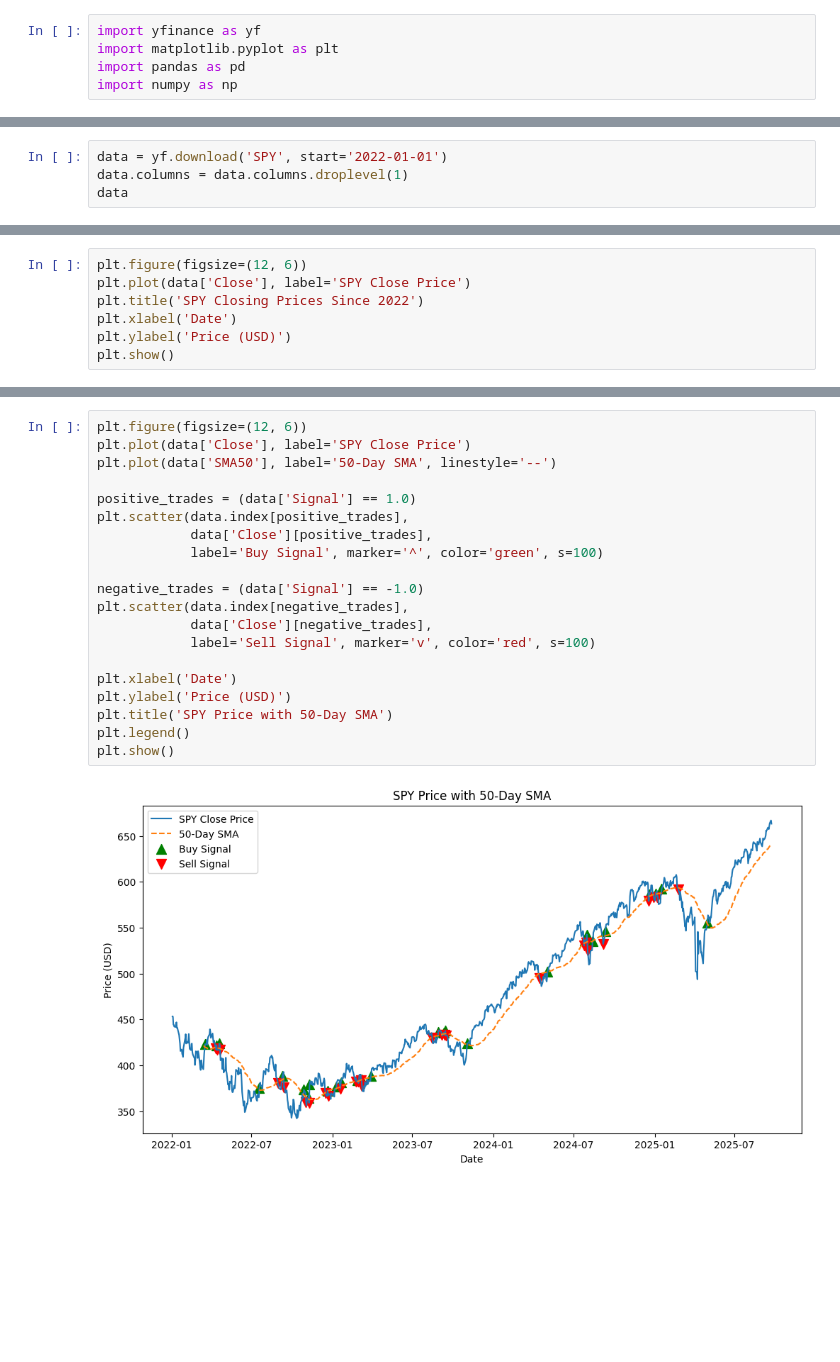
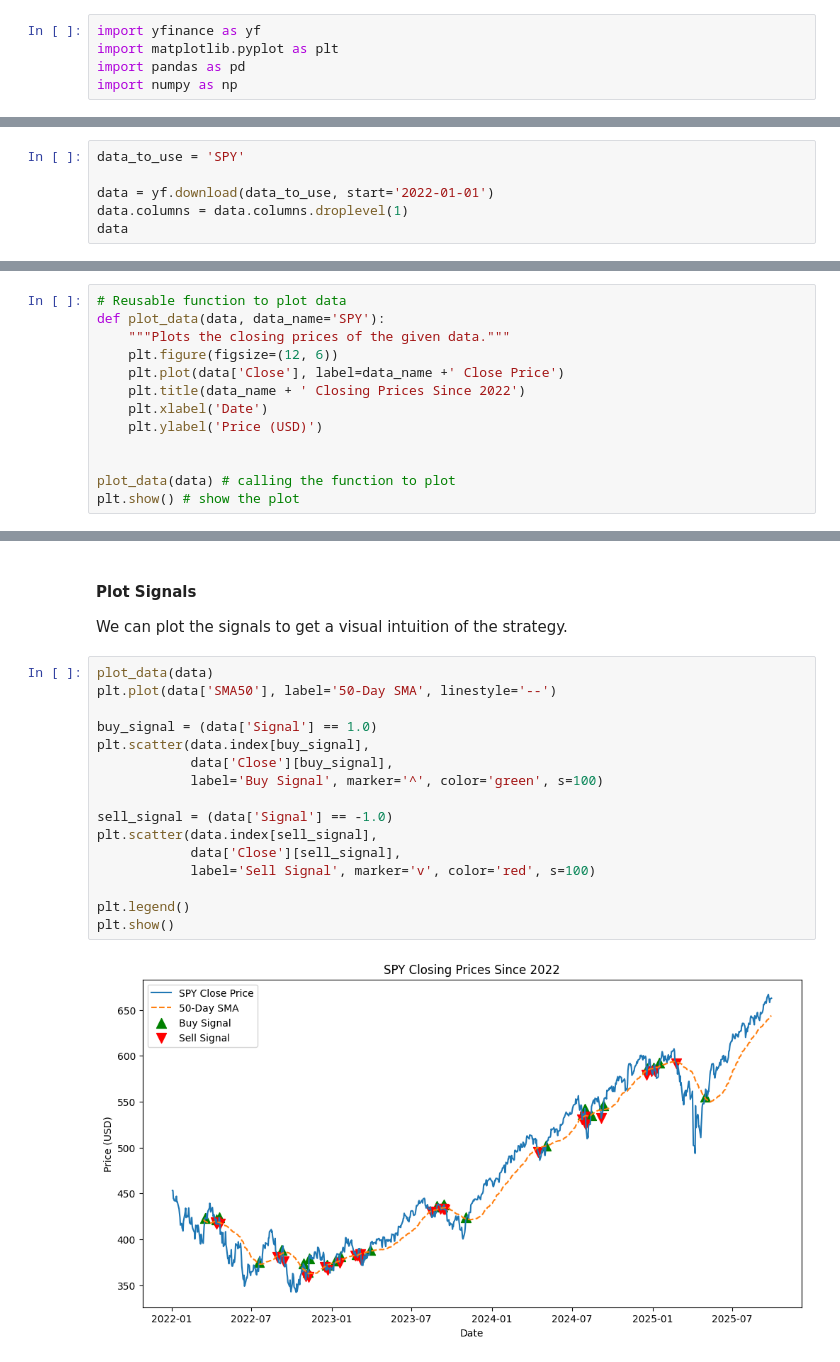
Before and after one commit to Tiger-Quant/demos2025, a Jupyter notebook: september23.ipynb, the cells around one changed output, grey strips where cells are left out. Cells and saved outputs as stored; diff of their text form; blank space fills up the shorter version.

```diff
--- a/september23.ipynb
+++ b/september23.ipynb
@@ -22,5 +40,7 @@ import numpy as np
 # %%
-data = yf.download('SPY', start='2022-01-01')
+data_to_use = 'SPY'
+
+data = yf.download(data_to_use, start='2022-01-01')
 data.columns = data.columns.droplevel(1)
 data
 # %% [output]
@@ -42,8 +67,14 @@ data
 # %%
-plt.figure(figsize=(12, 6))
-plt.plot(data['Close'], label='SPY Close Price')
-plt.title('SPY Closing Prices Since 2022')
-plt.xlabel('Date')
-plt.ylabel('Price (USD)')
-plt.show()
+# Reusable function to plot data
+def plot_data(data, data_name='SPY'):
+    """Plots the closing prices of the given data."""
+    plt.figure(figsize=(12, 6))
+    plt.plot(data['Close'], label=data_name +' Close Price')
+    plt.title(data_name + ' Closing Prices Since 2022')
+    plt.xlabel('Date')
+    plt.ylabel('Price (USD)')
+
+
+plot_data(data) # calling the function to plot
+plt.show() # show the plot
 # %% [output]
@@ -109,22 +163,22 @@ plt.show()
+# %% [markdown]
+#### Plot Signals
+
+We can plot the signals to get a visual intuition of the strategy.
 # %%
-plt.figure(figsize=(12, 6))
-plt.plot(data['Close'], label='SPY Close Price')
+plot_data(data)
 plt.plot(data['SMA50'], label='50-Day SMA', linestyle='--')
 
-positive_trades = (data['Signal'] == 1.0)
-plt.scatter(data.index[positive_trades],
-            data['Close'][positive_trades],
+buy_signal = (data['Signal'] == 1.0)
+plt.scatter(data.index[buy_signal],
+            data['Close'][buy_signal],
             label='Buy Signal', marker='^', color='green', s=100)
 
-negative_trades = (data['Signal'] == -1.0)
-plt.scatter(data.index[negative_trades],
-            data['Close'][negative_trades],
+sell_signal = (data['Signal'] == -1.0)
+plt.scatter(data.index[sell_signal],
+            data['Close'][sell_signal],
             label='Sell Signal', marker='v', color='red', s=100)
 
-plt.xlabel('Date')
-plt.ylabel('Price (USD)')
-plt.title('SPY Price with 50-Day SMA')
 plt.legend()
 plt.show()
 # %% [output]
-[figure, old version]
+[figure, new version]
```
Also changed, not shown: parts of 21 cells of this notebook.
